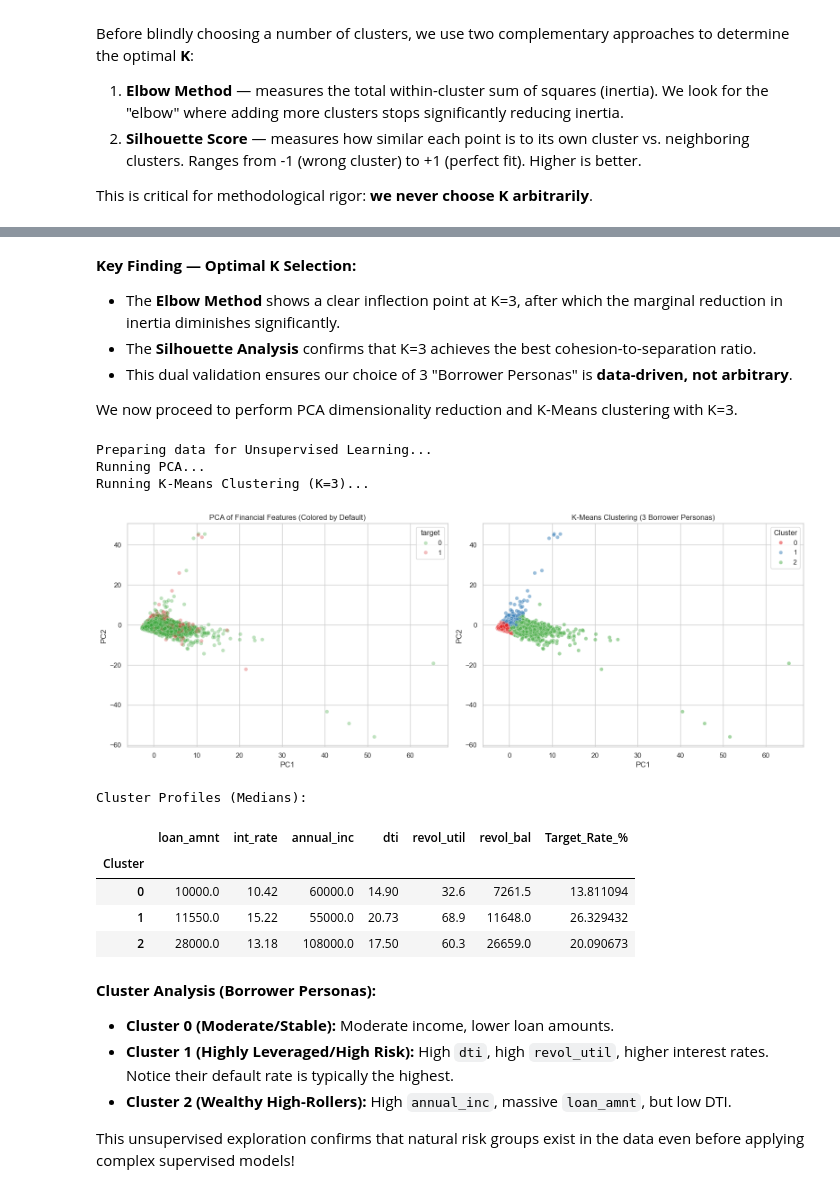
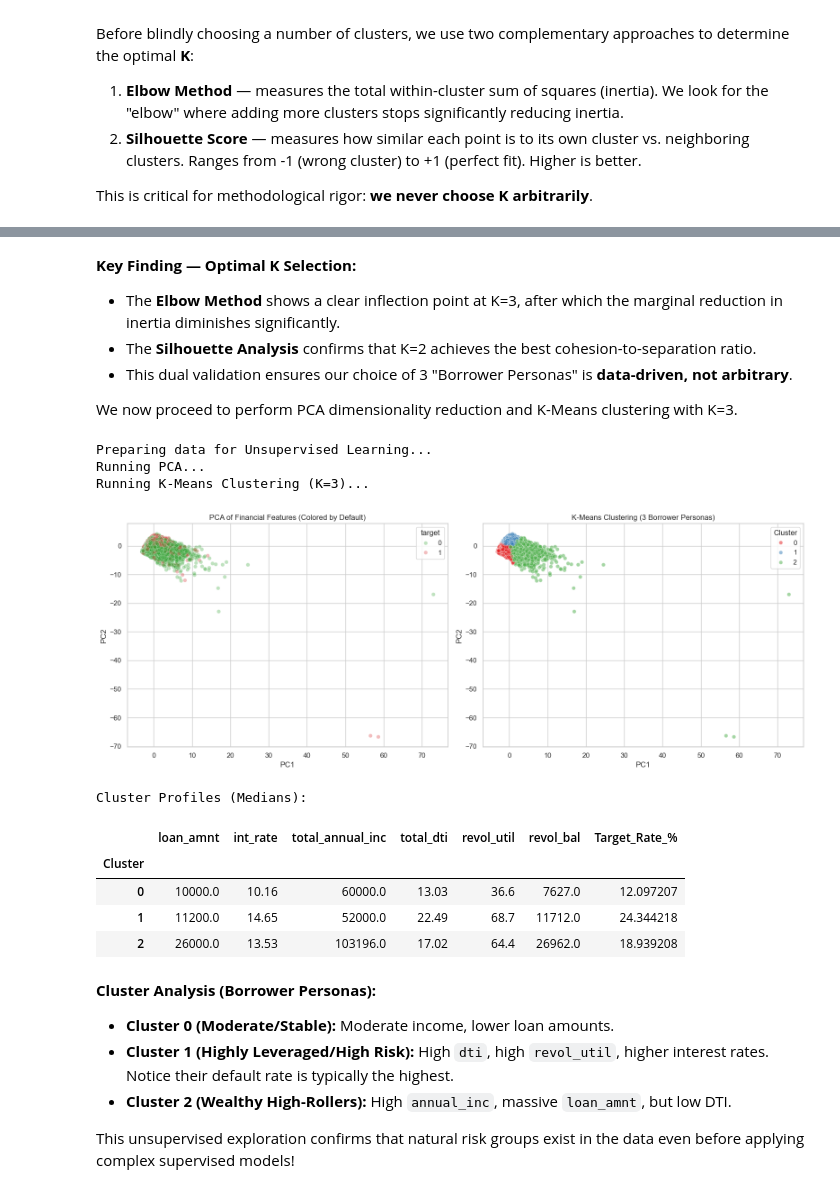
Before and after one commit to YonatanGafri/lending-club-mlops, a Jupyter notebook: Lending_Club_Project_Final.ipynb, the cells around one changed output, grey strips where cells are left out. Saved outputs shown, nothing was run; the diff lists cells and outputs as text; code cells hidden in the pictures.

```diff
--- a/Lending_Club_Project_Final.ipynb
+++ b/Lending_Club_Project_Final.ipynb
@@ -534,7 +535,7 @@ K=6: Silhouette Score = 0.2074, Inertia = 157,910
 # %% [markdown]
 **Key Finding — Optimal K Selection:**
 *   The **Elbow Method** shows a clear inflection point at K=3, after which the marginal reduction in inertia diminishes significantly.
-*   The **Silhouette Analysis** confirms that K=3 achieves the best cohesion-to-separation ratio.
+*   The **Silhouette Analysis** confirms that K=2 achieves the best cohesion-to-separation ratio.
 *   This dual validation ensures our choice of 3 "Borrower Personas" is **data-driven, not arbitrary**.
 
 We now proceed to perform PCA dimensionality reduction and K-Means clustering with K=3.
@@ -548,7 +549,7 @@ from IPython.display import display
 
 print("Preparing data for Unsupervised Learning...")
 # Select a subset of continuous financial features
-unsup_features = ['loan_amnt', 'int_rate', 'total_annual_inc', 'total_dti', 'revol_util', 'revol_bal', "mths_since_last_delinq_never", "mths_since_last_record_never", "mths_since_last_major_derog_never", "mths_since_recent_bc_dlq_never", "mths_since_recent_revol_delinq_never", "mths_since_recent_inq_never"]
+unsup_features = ['loan_amnt', 'int_rate', 'total_annual_inc', 'total_dti', 'revol_util', 'revol_bal']
 
 # Sample the data to make unsupervised learning faster (100k rows)
 df_unsup = df.select(unsup_features + ['target']).sample(n=100000, seed=42)
@@ -566,40 +567,40 @@ df_unsup_pd['PC1'] = X_pca[:, 0]
 df_unsup_pd['PC2'] = X_pca[:, 1]
 
 # 2. K-Means Clustering
 print("Running K-Means Clustering (K=3)...")
 kmeans = KMeans(n_clusters=3, random_state=42, n_init=10)
 df_unsup_pd['Cluster'] = kmeans.fit_predict(X_scaled)
 
 # Visualizing the results
 fig, axes = plt.subplots(1, 2, figsize=(16, 6))
 
 # Plot 1: PCA colored by Default
 sns.scatterplot(x='PC1', y='PC2', hue='target', data=df_unsup_pd, alpha=0.3, ax=axes[0], palette=['#2ca02c', '#d62728'])
 axes[0].set_title('PCA of Financial Features (Colored by Default)')
 
 # Plot 2: K-Means Clusters
 sns.scatterplot(x='PC1', y='PC2', hue='Cluster', data=df_unsup_pd, alpha=0.5, ax=axes[1], palette='Set1')
 axes[1].set_title('K-Means Clustering (3 Borrower Personas)')
 
 plt.tight_layout()
 plt.show()
 
 # Analyze the clusters
 print("Cluster Profiles (Medians):")
 cluster_profiles = df_unsup_pd.groupby('Cluster')[unsup_features].median()
 cluster_profiles['Target_Rate_%'] = df_unsup_pd.groupby('Cluster')['target'].mean() * 100
 display(cluster_profiles)
 # %% [output]
 Preparing data for Unsupervised Learning...
 Running PCA...
 Running K-Means Clustering (K=3)...
-[figure, old version]
+[figure, new version]
 Cluster Profiles (Medians):
-|  | loan_amnt | int_rate | annual_inc | dti | revol_util | revol_bal | Target_Rate_% |
+|  | loan_amnt | int_rate | total_annual_inc | total_dti | revol_util | revol_bal | Target_Rate_% |
 | Cluster |  |  |  |  |  |  |  |
-| 0 | 10000.0 | 10.42 | 60000.0 | 14.90 | 32.6 | 7261.5 | 13.811094 |
-| 1 | 11550.0 | 15.22 | 55000.0 | 20.73 | 68.9 | 11648.0 | 26.329432 |
-| 2 | 28000.0 | 13.18 | 108000.0 | 17.50 | 60.3 | 26659.0 | 20.090673 |
+| 0 | 10000.0 | 10.16 | 60000.0 | 13.03 | 36.6 | 7627.0 | 12.097207 |
+| 1 | 11200.0 | 14.65 | 52000.0 | 22.49 | 68.7 | 11712.0 | 24.344218 |
+| 2 | 26000.0 | 13.53 | 103196.0 | 17.02 | 64.4 | 26962.0 | 18.939208 |
 # %% [markdown]
 **Cluster Analysis (Borrower Personas):**
 *   **Cluster 0 (Moderate/Stable):** Moderate income, lower loan amounts.
```
Also changed, not shown: parts of 23 cells of this notebook, 20 other files.
